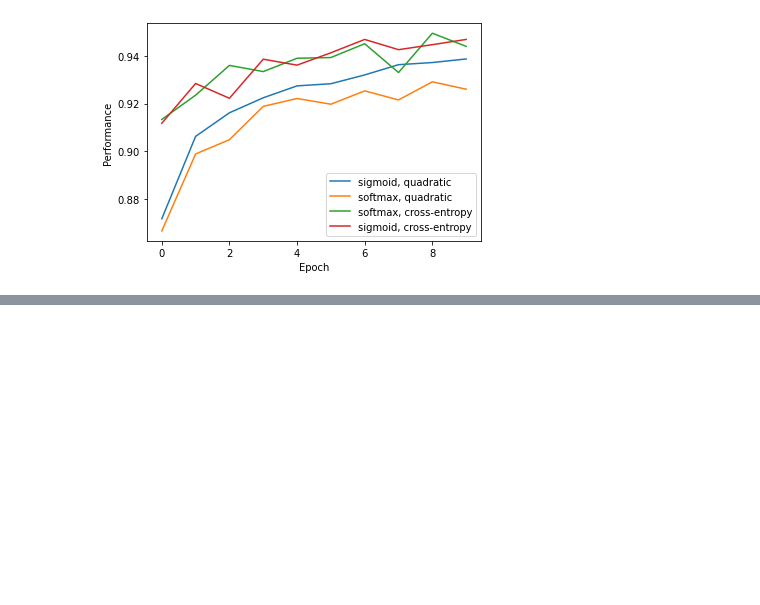
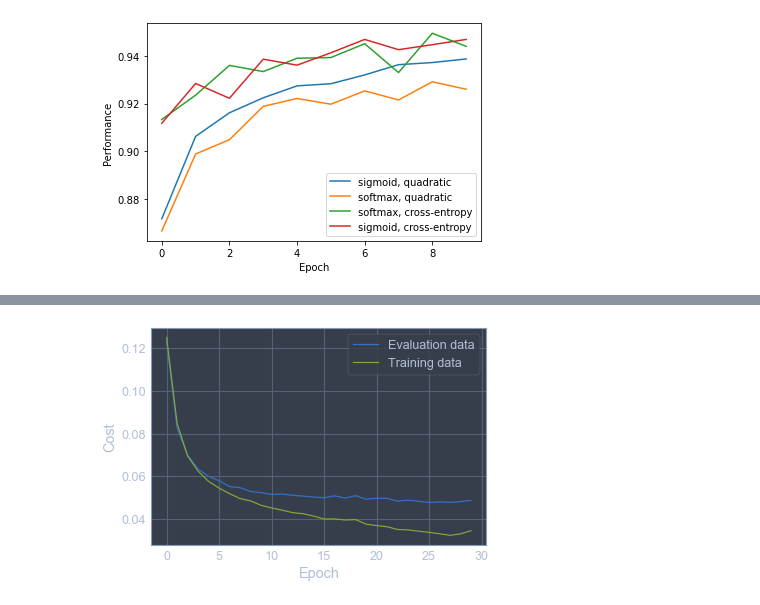
Before and after one commit to mpernow/neural-networks, a Jupyter notebook: nn_test.ipynb, the cells around one changed output, grey strips where cells are left out. Saved outputs shown, nothing was run; the diff lists cells and outputs as text; code cells hidden in the pictures; blank space fills up the shorter version.

Commit message:
Implemented monitoring training and learning accuracy, cost

```diff
--- a/nn_test.ipynb
+++ b/nn_test.ipynb
@@ -396,0 +401,6 @@ plt.show()
+# %%
+net = nn.NN()
+net.set_layers([784, 30, 10])
+net.init_weights_and_biases()
+eval_cost, eval_acc, train_cost, train_acc = net.SGD(training_data, 30, 30, 3.0,
+                                                     test_data, True, True, True, True)
@@ -396,0 +425,10 @@ plt.show()
+# %%
+fig, ax = plt.subplots()
+ax.plot(eval_cost, label='Evaluation data')
+ax.plot(train_cost, label='Training data')
+ax.set_xlabel('Epoch')
+ax.set_ylabel('Cost')
+ax.legend()
+plt.show()
+# %% [output]
+[figure, added]
```
Also changed, not shown: parts of 5 cells of this notebook, 1 other file.
